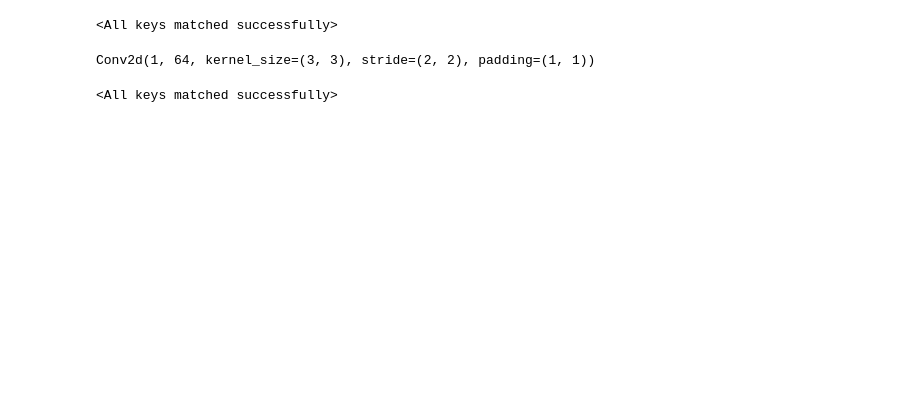
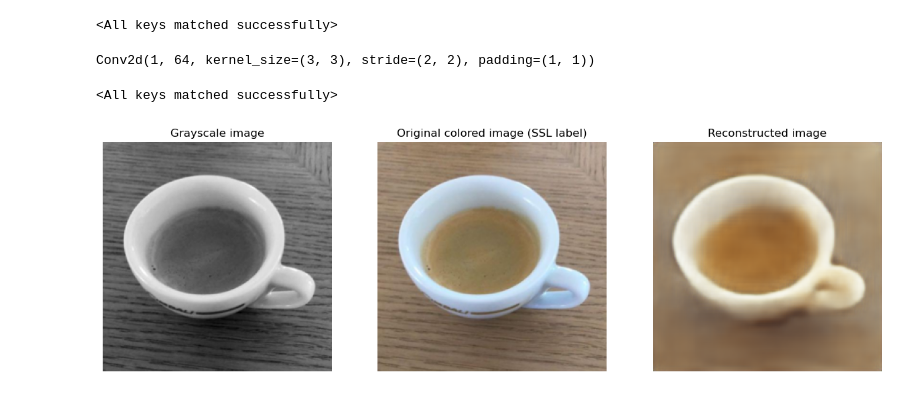
Before and after one commit to arcticronin/food_SSL, a Jupyter notebook: SSL.ipynb, the cells around one changed output. Drawn from its saved outputs; the diff is of its cells as text; code cells hidden in the pictures; blank space fills up the shorter version.

Commit message:
SSL trained 10 epochs, model saved, and plotted results of colorizaiton

```diff
--- a/SSL.ipynb
+++ b/SSL.ipynb
@@ -78,7 +75,16 @@ transform = transforms.Compose([
 ])
 
 dataset = ImageDataset(image_folder='SSL/images', transform=transform)
-dataloader = DataLoader(dataset, batch_size=16, shuffle=True)
+
+torch.manual_seed(42)
+
+train_size = int(0.9 * len(dataset))
+test_size = len(dataset) - train_size
+
+train_dataset, test_dataset = random_split(dataset, [train_size, test_size])
+
+train_dataloader = DataLoader(train_dataset, batch_size=16, shuffle=True)
+test_dataloader = DataLoader(test_dataset, batch_size=16, shuffle=False)
 # %%
 # Initialize model, loss function, and optimizer
 criterion = nn.MSELoss()
@@ -186,0 +303,4 @@ torch.save(netFromSSL.state_dict(), 'netFromSSL.pth')
+# %%
+show_random_test_image(model, test_dataset, denormalization=False)
+# %% [output]
+[figure, added]
```
Also changed, not shown: parts of 9 cells of this notebook, 40 other files.
